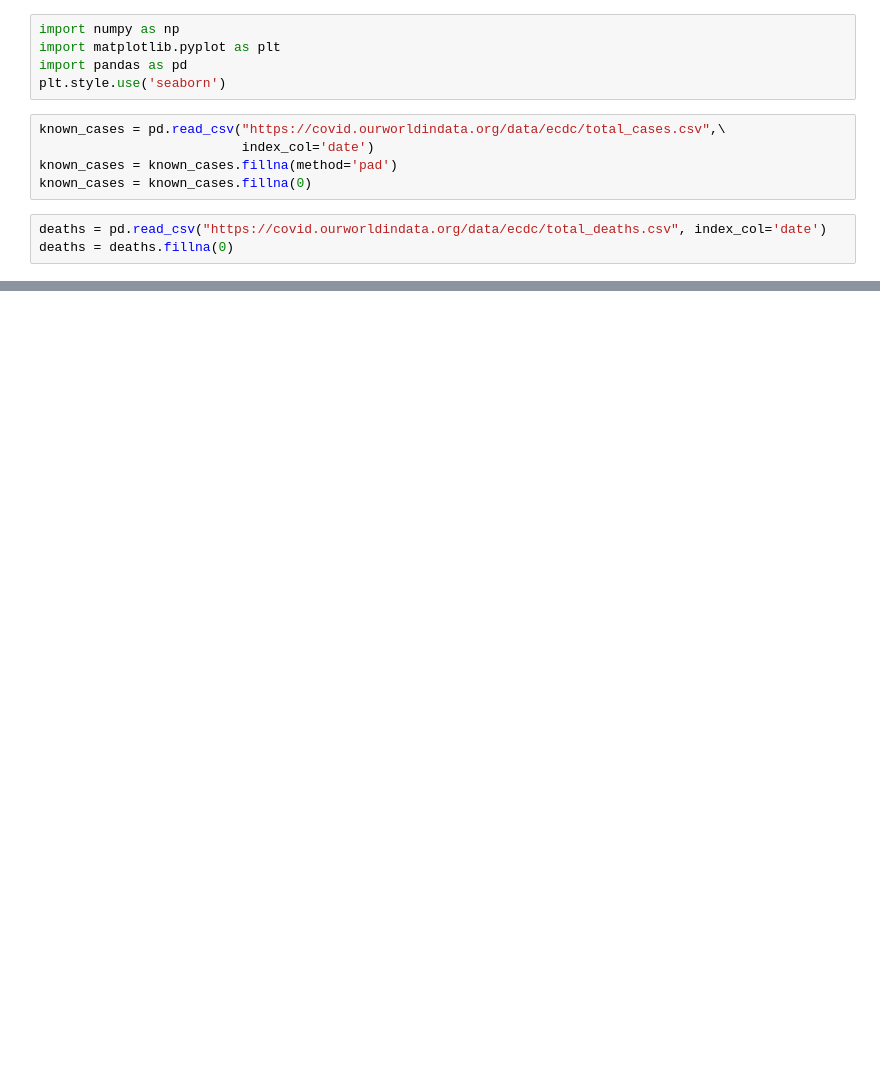
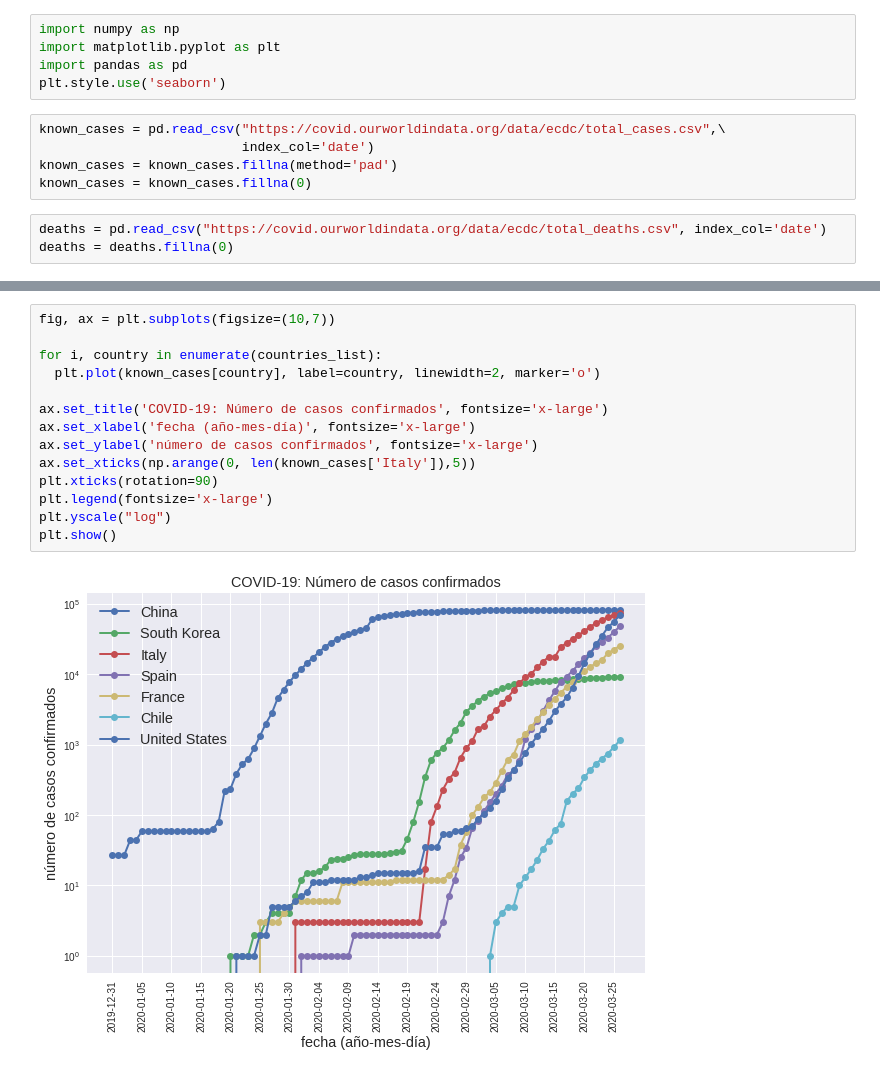
Before and after one commit to alonsosilvaallende/COVID-19, a Jupyter notebook: COVID_19_Chile_vs_Several.ipynb, the cells around one changed output, grey strips where cells are left out. Drawn from its saved outputs; the diff is of its cells as text; blank space fills up the shorter version.

```diff
--- a/COVID_19_Chile_vs_Several.ipynb
+++ b/COVID_19_Chile_vs_Several.ipynb
@@ -37,3 +56,19 @@ plt.show()
+# %%
+fig, ax = plt.subplots(figsize=(10,7))
+
+for i, country in enumerate(countries_list):
+  plt.plot(known_cases[country], label=country, linewidth=2, marker='o')
+
+ax.set_title('COVID-19: Número de casos confirmados', fontsize='x-large')
+ax.set_xlabel('fecha (año-mes-día)', fontsize='x-large')
+ax.set_ylabel('número de casos confirmados', fontsize='x-large')
+ax.set_xticks(np.arange(0, len(known_cases['Italy']),5))
+plt.xticks(rotation=90)
+plt.legend(fontsize='x-large')
+plt.yscale("log")
+plt.show()
+# %% [output]
+[figure, added]
 # %%
 fig, ax = plt.subplots(figsize=(10,7))
 
```
Also changed, not shown: parts of 7 cells of this notebook.
